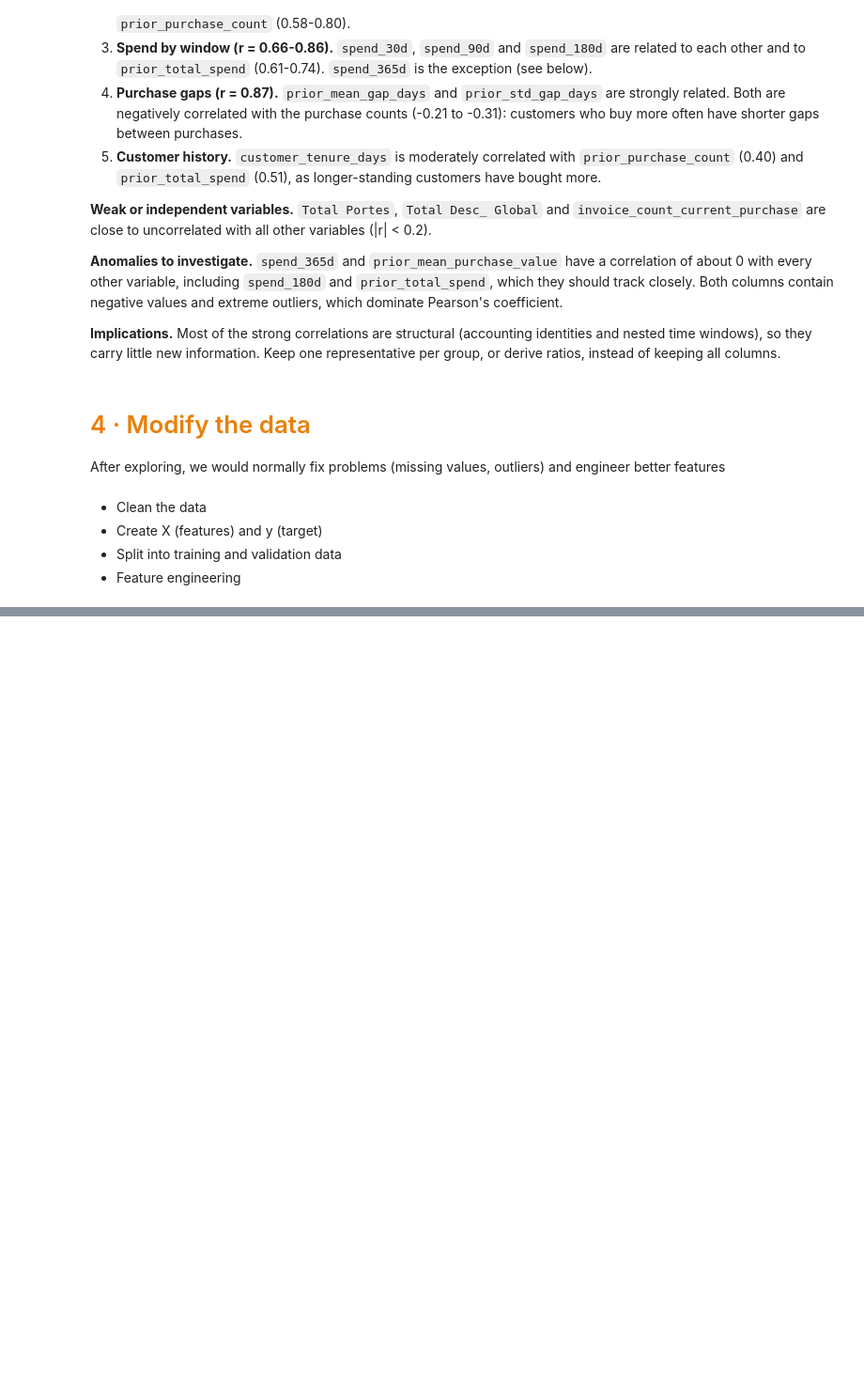
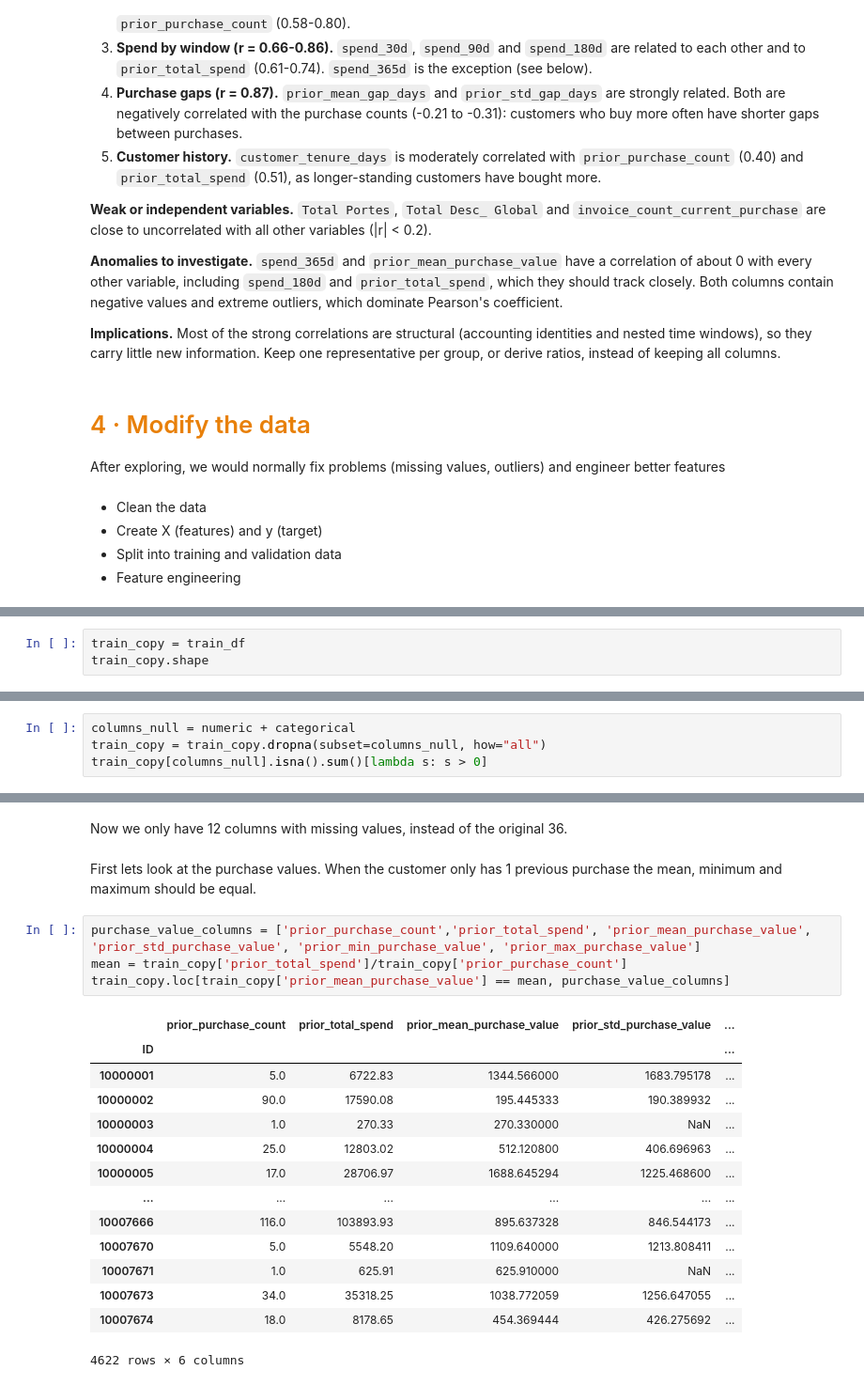
Before and after one commit to saradfalves/ML_Group_09, a Jupyter notebook: notebooks/exploring_and_modifying.ipynb, the cells around one changed output, grey strips where cells are left out. Shown at 94% size. Drawn from its saved outputs; the diff is of its cells as text; blank space fills up the shorter version.

```diff
--- a/notebooks/exploring_and_modifying.ipynb
+++ b/notebooks/exploring_and_modifying.ipynb
@@ -414,0 +320,3 @@ train_df[purchase_gap_columns]
+# %%
+train_copy = train_df
+train_copy.shape
@@ -414,0 +325,4 @@ train_df[purchase_gap_columns]
+# %%
+columns_null = numeric + categorical
+train_copy = train_copy.dropna(subset=columns_null, how="all")
+train_copy[columns_null].isna().sum()[lambda s: s > 0]
@@ -414,0 +343,23 @@ train_df[purchase_gap_columns]
+# %% [markdown]
+Now we only have 12 columns with missing values, instead of the original 36.
+# %% [markdown]
+First lets look at the purchase values. When the customer only has 1 previous purchase the mean, minimum and maximum should be equal.
+# %%
+purchase_value_columns = ['prior_purchase_count','prior_total_spend', 'prior_mean_purchase_value', 'prior_std_purchase_value', 'prior_min_purchase_value', 'prior_max_purchase_value']
+mean = train_copy['prior_total_spend']/train_copy['prior_purchase_count']
+train_copy.loc[train_copy['prior_mean_purchase_value'] == mean, purchase_value_columns]
+# %% [output]
+|  | prior_purchase_count | prior_total_spend | prior_mean_purchase_value | prior_std_purchase_value | ... |
+| ID |  |  |  |  | ... |
+| 10000001 | 5.0 | 6722.83 | 1344.566000 | 1683.795178 | ... |
+| 10000002 | 90.0 | 17590.08 | 195.445333 | 190.389932 | ... |
+| 10000003 | 1.0 | 270.33 | 270.330000 | NaN | ... |
+| 10000004 | 25.0 | 12803.02 | 512.120800 | 406.696963 | ... |
+| 10000005 | 17.0 | 28706.97 | 1688.645294 | 1225.468600 | ... |
+| ... | ... | ... | ... | ... | ... |
+| 10007666 | 116.0 | 103893.93 | 895.637328 | 846.544173 | ... |
+| 10007670 | 5.0 | 5548.20 | 1109.640000 | 1213.808411 | ... |
+| 10007671 | 1.0 | 625.91 | 625.910000 | NaN | ... |
+| 10007673 | 34.0 | 35318.25 | 1038.772059 | 1256.647055 | ... |
+| 10007674 | 18.0 | 8178.65 | 454.369444 | 426.275692 | ... |
+4622 rows × 6 columns
```
Also changed, not shown: parts of 22 cells of this notebook.
